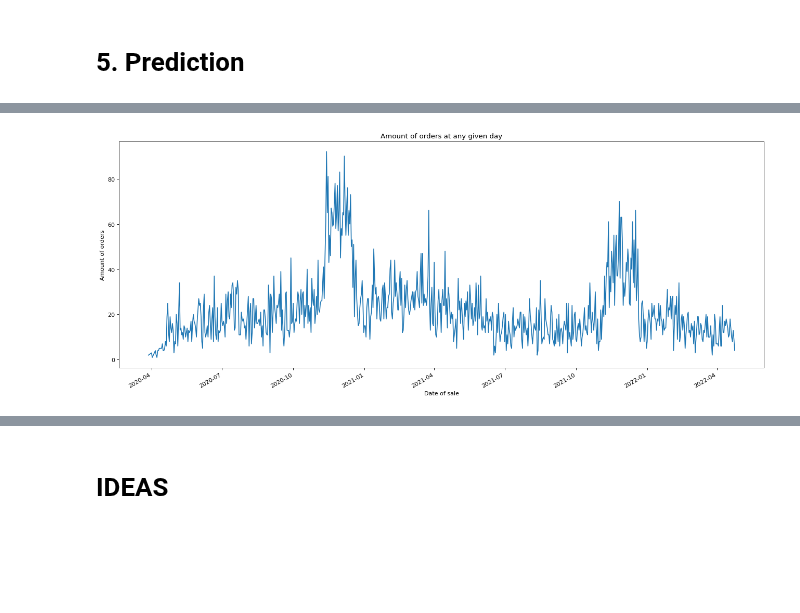
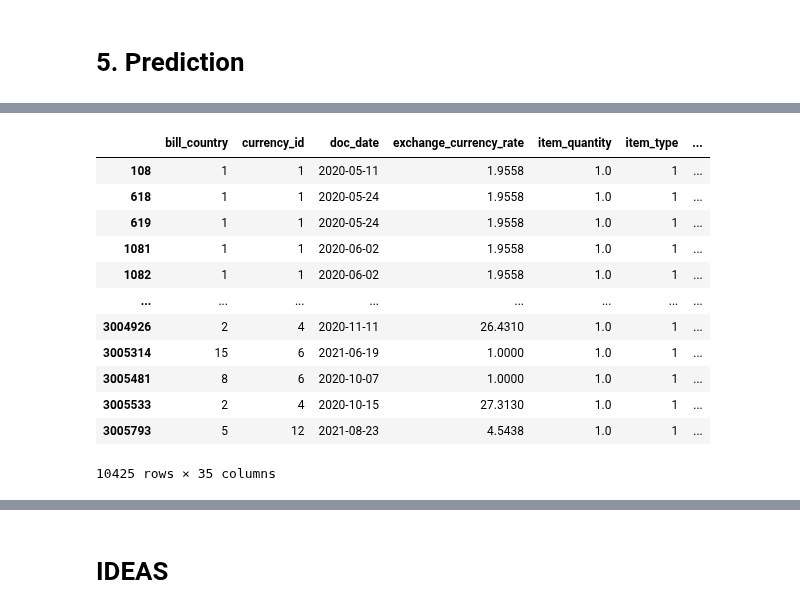
Before and after one commit to xSchon/BP, a Jupyter notebook: Preprocessing.ipynb, the cells around one changed output, grey strips where cells are left out. Saved outputs shown, nothing was run; the diff lists cells and outputs as text; code cells hidden in the pictures; blank space fills up the shorter version.

```diff
--- a/Preprocessing.ipynb
+++ b/Preprocessing.ipynb
@@ -553,2 +565,3 @@ We want to predict, how many items of given type we will sell. That means - the
 # %%
 data.drop(labels=['basket_id', 'basket_total_price_with_vat', 'basket_count_products', 'basket_type', 'count_basket_items'], axis=1, inplace=True)
+test_predict.drop(labels=['basket_id', 'basket_total_price_with_vat', 'basket_count_products', 'basket_type', 'count_basket_items'], axis=1, inplace=True)
@@ -575,10 +573,20 @@ dtype: object
 # %%
 from catboost import CatBoostRegressor
 from catboost import Pool
-# %%
-plt.figure(figsize=(20, 8))
-test_predict.doc_date.value_counts().plot(xlabel='Date of sale', ylabel='Amount of orders', title = 'Amount of orders at any given day')
-plt.show()
-# %% [output]
-[figure, removed]
+# %%
+test_predict
+# %% [output]
+|  | bill_country | currency_id | doc_date | exchange_currency_rate | item_quantity | item_type | ... |
+| 108 | 1 | 1 | 2020-05-11 | 1.9558 | 1.0 | 1 | ... |
+| 618 | 1 | 1 | 2020-05-24 | 1.9558 | 1.0 | 1 | ... |
+| 619 | 1 | 1 | 2020-05-24 | 1.9558 | 1.0 | 1 | ... |
+| 1081 | 1 | 1 | 2020-06-02 | 1.9558 | 1.0 | 1 | ... |
+| 1082 | 1 | 1 | 2020-06-02 | 1.9558 | 1.0 | 1 | ... |
+| ... | ... | ... | ... | ... | ... | ... | ... |
+| 3004926 | 2 | 4 | 2020-11-11 | 26.4310 | 1.0 | 1 | ... |
+| 3005314 | 15 | 6 | 2021-06-19 | 1.0000 | 1.0 | 1 | ... |
+| 3005481 | 8 | 6 | 2020-10-07 | 1.0000 | 1.0 | 1 | ... |
+| 3005533 | 2 | 4 | 2020-10-15 | 27.3130 | 1.0 | 1 | ... |
+| 3005793 | 5 | 12 | 2021-08-23 | 4.5438 | 1.0 | 1 | ... |
+10425 rows × 35 columns
 # %%
```
Also changed, not shown: parts of 28 cells of this notebook, 1 other file.
